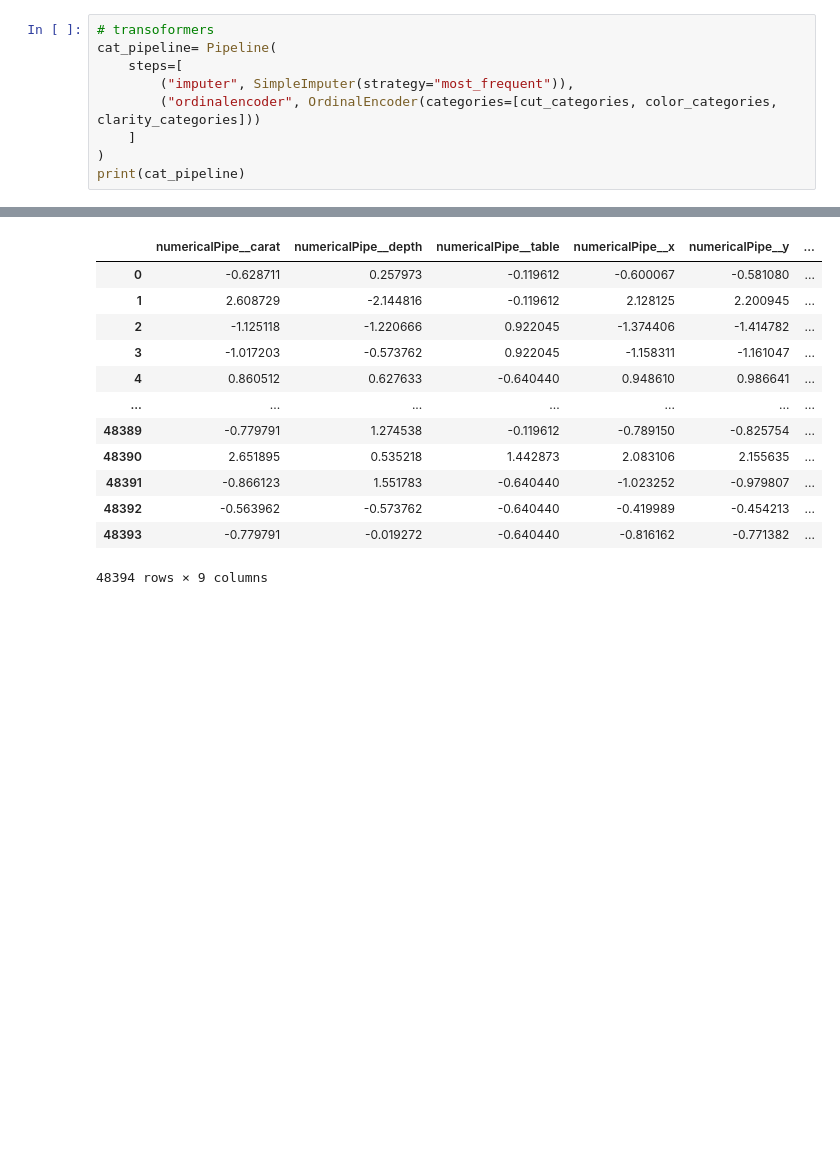
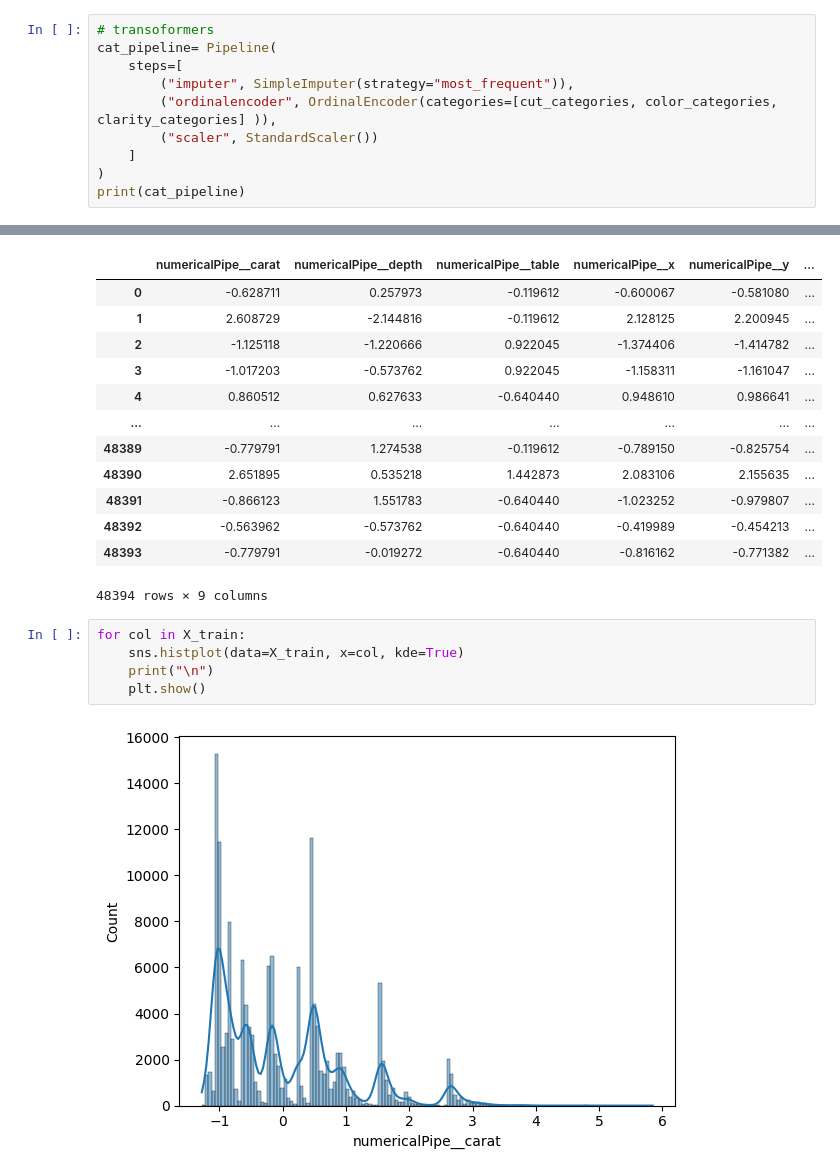
Before and after one commit to girupashankar/gemstonePricePrediction, a Jupyter notebook: notebook/gemstonePricePrediction.ipynb, the cells around one changed output, grey strips where cells are left out. Drawn from its saved outputs; the diff is of its cells as text; blank space fills up the shorter version.

Commit message:
Models Trained and Evaluated

```diff
--- a/notebook/gemstonePricePrediction.ipynb
+++ b/notebook/gemstonePricePrediction.ipynb
@@ -343,7 +343,8 @@ print(clarity_categories)
 cat_pipeline= Pipeline(
     steps=[
         ("imputer", SimpleImputer(strategy="most_frequent")),
-        ("ordinalencoder", OrdinalEncoder(categories=[cut_categories, color_categories, clarity_categories]))
+        ("ordinalencoder", OrdinalEncoder(categories=[cut_categories, color_categories, clarity_categories] )),
+        ("scaler", StandardScaler())
     ]
 )
 print(cat_pipeline)
@@ -479,3 +481,10 @@ X_test
 | 48392 | -0.563962 | -0.573762 | -0.640440 | -0.419989 | -0.454213 | ... |
 | 48393 | -0.779791 | -0.019272 | -0.640440 | -0.816162 | -0.771382 | ... |
 48394 rows × 9 columns
+# %%
+for col in X_train:
+    sns.histplot(data=X_train, x=col, kde=True)
+    print("\n")
+    plt.show()
+# %% [output]
+[figure, added]
```
Also changed, not shown: parts of 15 cells of this notebook, 1 other file.
